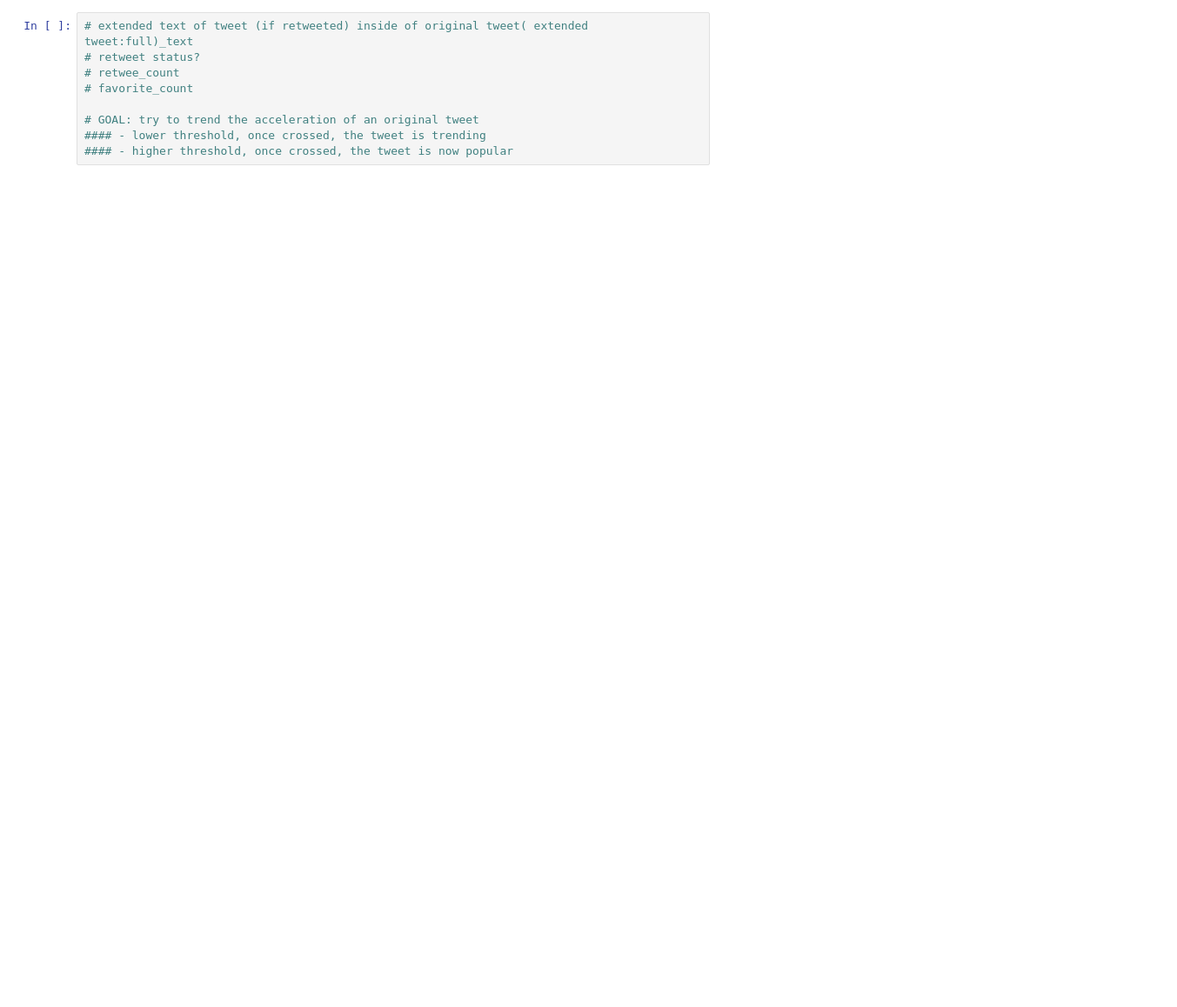
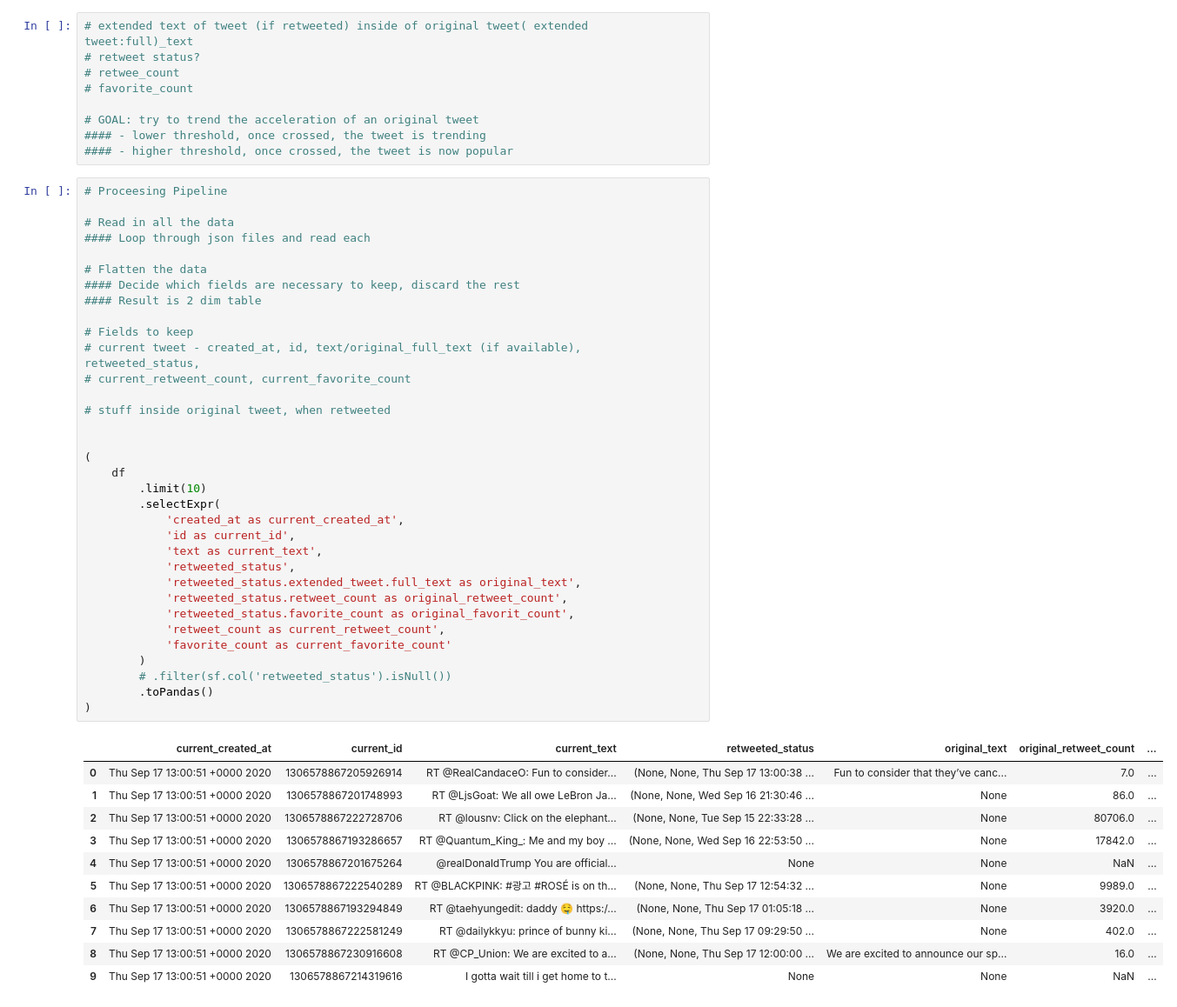
Before and after one commit to gclarkjr5/twitter-topics, a Jupyter notebook: twitter_trending/twitter.ipynb, the cells around one changed output. Shown at 87% size. Cells and saved outputs as stored; diff of their text form; blank space fills up the shorter version.

Commit message:
read in data and did some data cleaning

```diff
--- a/twitter_trending/twitter.ipynb
+++ b/twitter_trending/twitter.ipynb
@@ -63,3 +63,49 @@ root
 # GOAL: try to trend the acceleration of an original tweet
 #### - lower threshold, once crossed, the tweet is trending
 #### - higher threshold, once crossed, the tweet is now popular
+# %%
+# Proceesing Pipeline
+
+# Read in all the data
+#### Loop through json files and read each
+
+# Flatten the data
+#### Decide which fields are necessary to keep, discard the rest
+#### Result is 2 dim table
+
+# Fields to keep
+# current tweet - created_at, id, text/original_full_text (if available), retweeted_status,
+# current_retweent_count, current_favorite_count
+
+# stuff inside original tweet, when retweeted
+
+
+(
+    df
+        .limit(10)
+        .selectExpr(
+            'created_at as current_created_at',
+            'id as current_id',
+            'text as current_text',
+            'retweeted_status',
+            'retweeted_status.extended_tweet.full_text as original_text',
+            'retweeted_status.retweet_count as original_retweet_count',
+            'retweeted_status.favorite_count as original_favorit_count',
+            'retweet_count as current_retweet_count',
+            'favorite_count as current_favorite_count'
+        )
+        # .filter(sf.col('retweeted_status').isNull())
+        .toPandas()
+)
+# %% [output]
+|  | current_created_at | current_id | current_text | retweeted_status | original_text | original_retweet_count | ... |
+| 0 | Thu Sep 17 13:00:51 +0000 2020 | 1306578867205926914 | RT @RealCandaceO: Fun to consider... | (None, None, Thu Sep 17 13:00:38 ... | Fun to consider that they’ve canc... | 7.0 | ... |
+| 1 | Thu Sep 17 13:00:51 +0000 2020 | 1306578867201748993 | RT @LjsGoat: We all owe LeBron Ja... | (None, None, Wed Sep 16 21:30:46 ... | None | 86.0 | ... |
+| 2 | Thu Sep 17 13:00:51 +0000 2020 | 1306578867222728706 | RT @lousnv: Click on the elephant... | (None, None, Tue Sep 15 22:33:28 ... | None | 80706.0 | ... |
+| 3 | Thu Sep 17 13:00:51 +0000 2020 | 1306578867193286657 | RT @Quantum_King_: Me and my boy ... | (None, None, Wed Sep 16 22:53:50 ... | None | 17842.0 | ... |
+| 4 | Thu Sep 17 13:00:51 +0000 2020 | 1306578867201675264 | @realDonaldTrump You are official... | None | None | NaN | ... |
+| 5 | Thu Sep 17 13:00:51 +0000 2020 | 1306578867222540289 | RT @BLACKPINK: #광고 #ROSÉ is on th... | (None, None, Thu Sep 17 12:54:32 ... | None | 9989.0 | ... |
+| 6 | Thu Sep 17 13:00:51 +0000 2020 | 1306578867193294849 | RT @taehyungedit: daddy 🤤 https:/... | (None, None, Thu Sep 17 01:05:18 ... | None | 3920.0 | ... |
+| 7 | Thu Sep 17 13:00:51 +0000 2020 | 1306578867222581249 | RT @dailykkyu: prince of bunny ki... | (None, None, Thu Sep 17 09:29:50 ... | None | 402.0 | ... |
+| 8 | Thu Sep 17 13:00:51 +0000 2020 | 1306578867230916608 | RT @CP_Union: We are excited to a... | (None, None, Thu Sep 17 12:00:00 ... | We are excited to announce our sp... | 16.0 | ... |
+| 9 | Thu Sep 17 13:00:51 +0000 2020 | 1306578867214319616 | I gotta wait till i get home to t... | None | None | NaN | ... |
```
Also changed, not shown: parts of 2 cells of this notebook.
